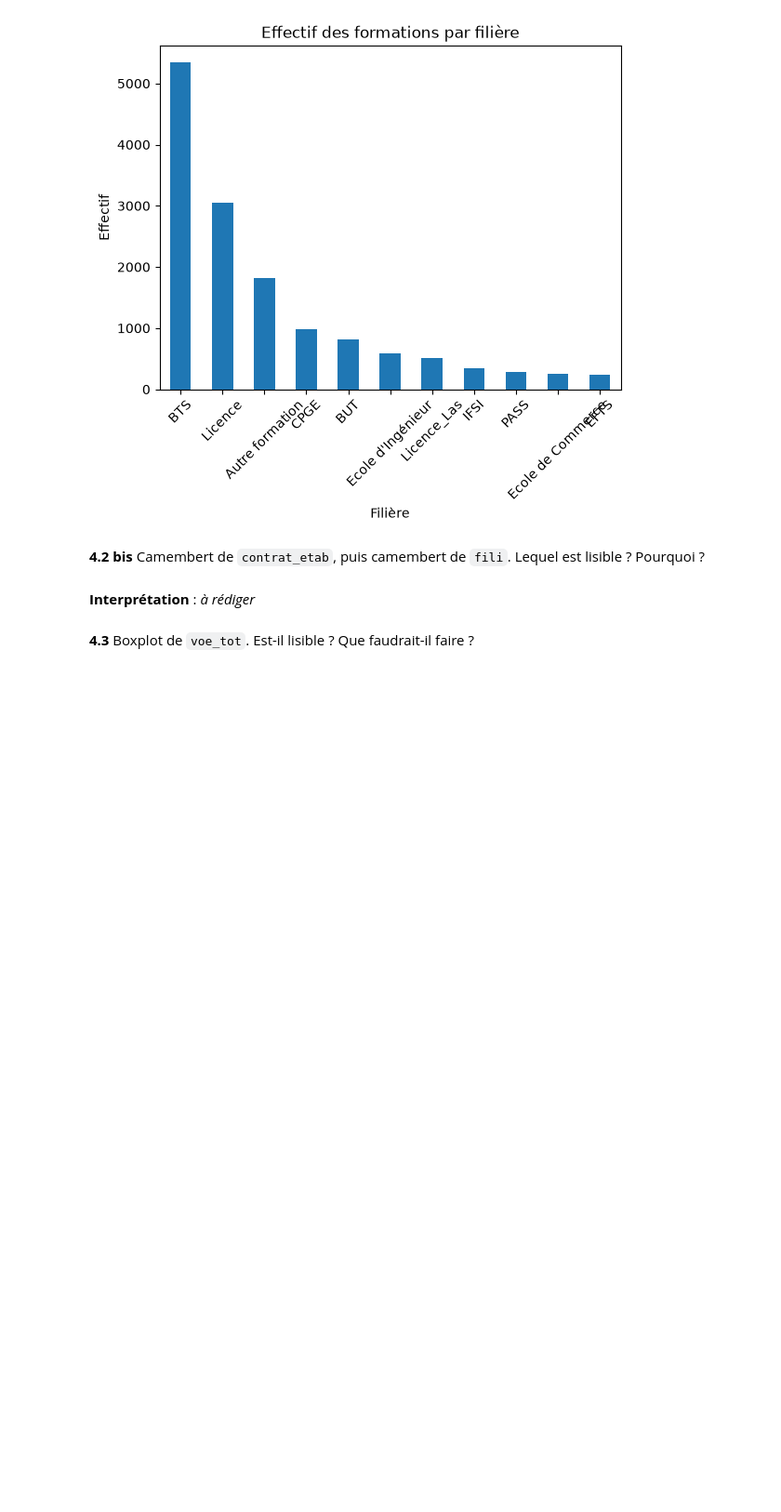
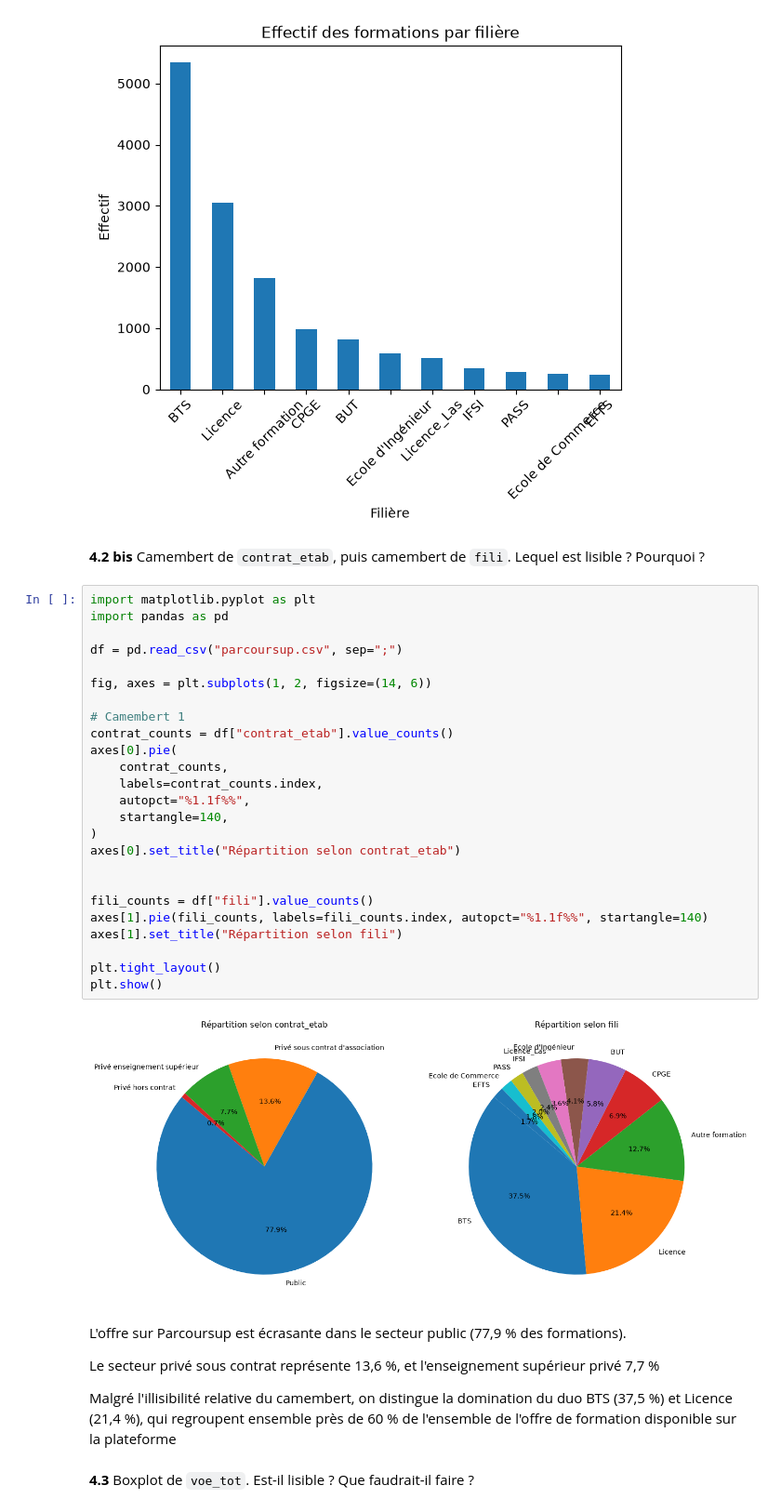
Before and after one commit to AhmedJr-ops/Parcoursup, a Jupyter notebook: TP_Parcoursup.ipynb, the cells around one changed output. Shown at 93% size. Drawn from its saved outputs; the diff is of its cells as text; blank space fills up the shorter version.

```diff
--- a/TP_Parcoursup.ipynb
+++ b/TP_Parcoursup.ipynb
@@ -227,8 +263,39 @@ plt.show()
 [figure]
 # %% [markdown]
 **4.2 bis** Camembert de `contrat_etab`, puis camembert de `fili`. Lequel est lisible ? Pourquoi ?
+# %%
+import matplotlib.pyplot as plt
+import pandas as pd
+
+df = pd.read_csv("parcoursup.csv", sep=";")
+
+fig, axes = plt.subplots(1, 2, figsize=(14, 6))
+
+# Camembert 1
+contrat_counts = df["contrat_etab"].value_counts()
+axes[0].pie(
+    contrat_counts,
+    labels=contrat_counts.index,
+    autopct="%1.1f%%",
+    startangle=140,
+)
+axes[0].set_title("Répartition selon contrat_etab")
+
+
+fili_counts = df["fili"].value_counts()
+axes[1].pie(fili_counts, labels=fili_counts.index, autopct="%1.1f%%", startangle=140)
+axes[1].set_title("Répartition selon fili")
+
+plt.tight_layout()
+plt.show()
+# %% [output]
+[figure, added]
 # %% [markdown]
-**Interprétation** : _à rédiger_
+L'offre sur Parcoursup est écrasante dans le secteur public (77,9 % des formations).
+
+Le secteur privé sous contrat représente 13,6 %, et l'enseignement supérieur privé 7,7 %
+
+Malgré l'illisibilité relative du camembert, on distingue la domination du duo BTS (37,5 %) et Licence (21,4 %), qui regroupent ensemble près de 60 % de l'ensemble de l'offre de formation disponible sur la plateforme
 # %% [markdown]
 **4.3** Boxplot de `voe_tot`. Est-il lisible ? Que faudrait-il faire ?
 # %%
```
Also changed, not shown: parts of 16 cells of this notebook.
